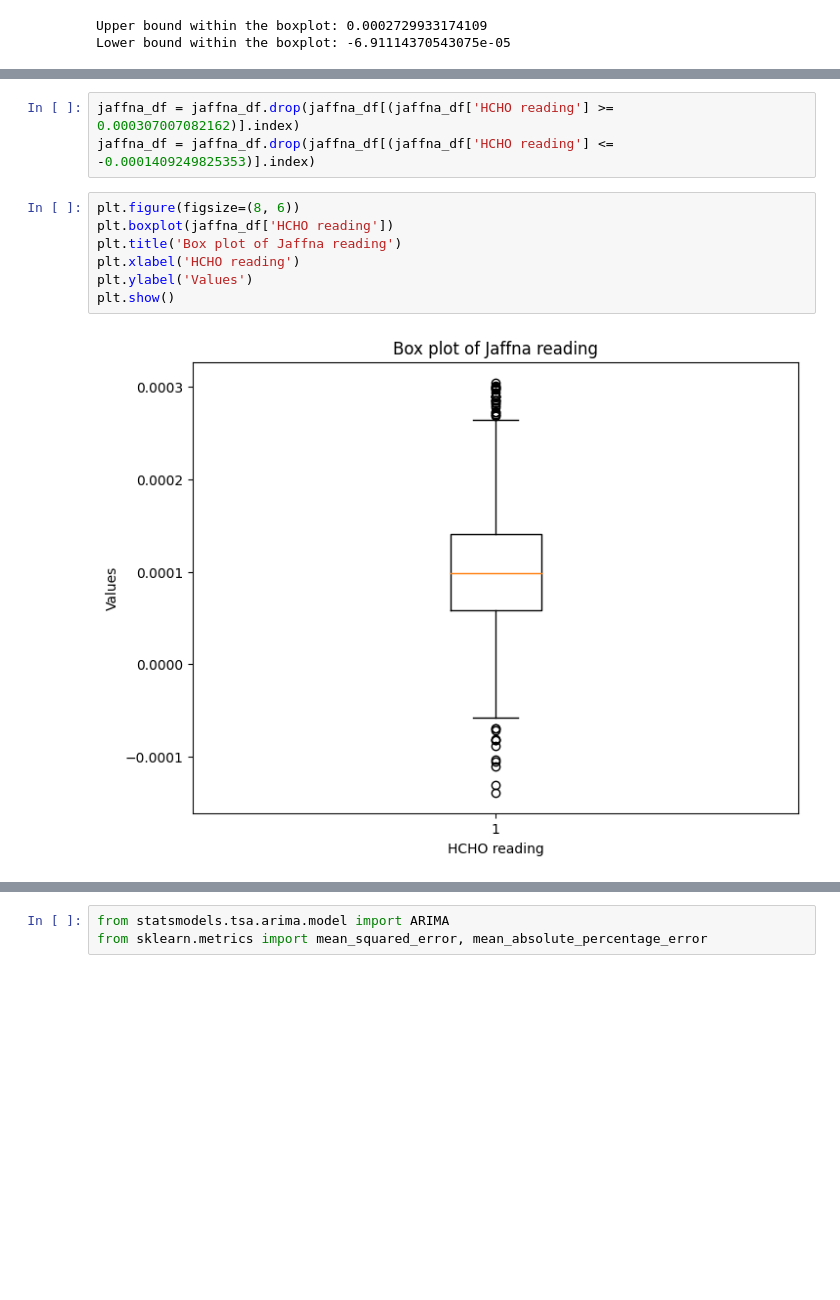
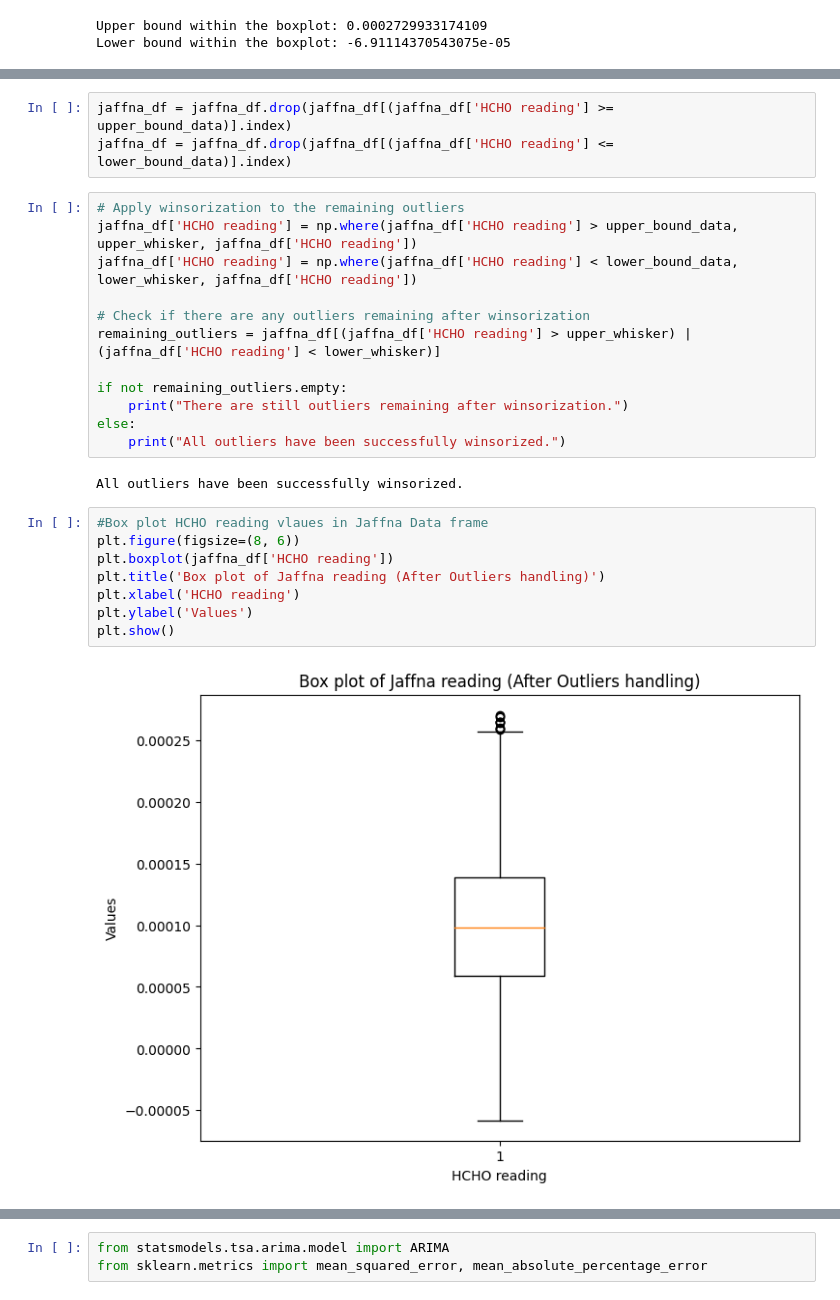
Before and after one commit to VanujaDesilva/Analyzing-HCHO-Gas-Levels-in-Sri-Lanka, a Jupyter notebook: DataPreProcessing.ipynb, the cells around one changed output, grey strips where cells are left out. Cells and saved outputs as stored; diff of their text form; blank space fills up the shorter version.

```diff
--- a/DataPreProcessing.ipynb
+++ b/DataPreProcessing.ipynb
@@ -439,13 +682,28 @@ Lower bound within the boxplot: -6.91114370543075e-05
 # %%
-jaffna_df = jaffna_df.drop(jaffna_df[(jaffna_df['HCHO reading'] >= 0.000307007082162)].index)
-jaffna_df = jaffna_df.drop(jaffna_df[(jaffna_df['HCHO reading'] <= -0.0001409249825353)].index)
+jaffna_df = jaffna_df.drop(jaffna_df[(jaffna_df['HCHO reading'] >= upper_bound_data)].index)
+jaffna_df = jaffna_df.drop(jaffna_df[(jaffna_df['HCHO reading'] <= lower_bound_data)].index)
+# %%
+# Apply winsorization to the remaining outliers
+jaffna_df['HCHO reading'] = np.where(jaffna_df['HCHO reading'] > upper_bound_data, upper_whisker, jaffna_df['HCHO reading'])
+jaffna_df['HCHO reading'] = np.where(jaffna_df['HCHO reading'] < lower_bound_data, lower_whisker, jaffna_df['HCHO reading'])
+
+# Check if there are any outliers remaining after winsorization
+remaining_outliers = jaffna_df[(jaffna_df['HCHO reading'] > upper_whisker) | (jaffna_df['HCHO reading'] < lower_whisker)]
+
+if not remaining_outliers.empty:
+    print("There are still outliers remaining after winsorization.")
+else:
+    print("All outliers have been successfully winsorized.")
+# %% [output]
+All outliers have been successfully winsorized.
 # %%
+#Box plot HCHO reading vlaues in Jaffna Data frame
 plt.figure(figsize=(8, 6))
 plt.boxplot(jaffna_df['HCHO reading'])
-plt.title('Box plot of Jaffna reading')
+plt.title('Box plot of Jaffna reading (After Outliers handling)')
 plt.xlabel('HCHO reading')
 plt.ylabel('Values')
 plt.show()
 # %% [output]
-[figure, old version]
+[figure, new version]
 # %%
```
Also changed, not shown: parts of 80 cells of this notebook.
